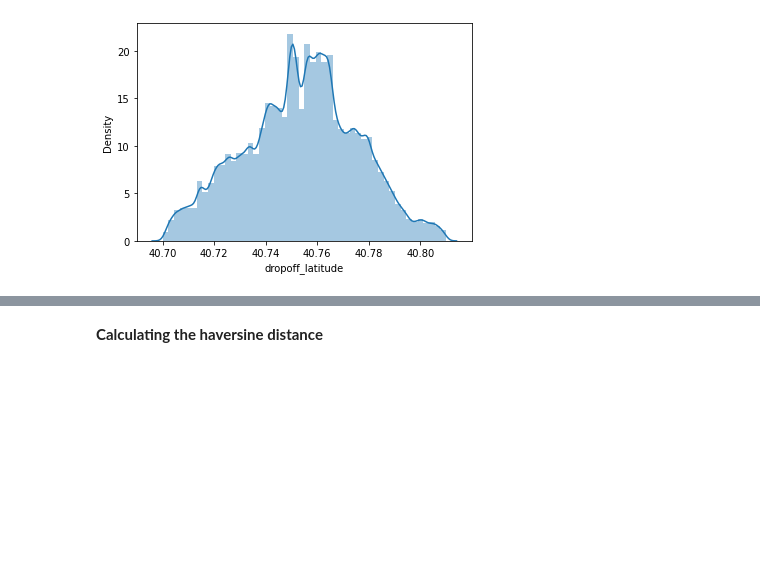
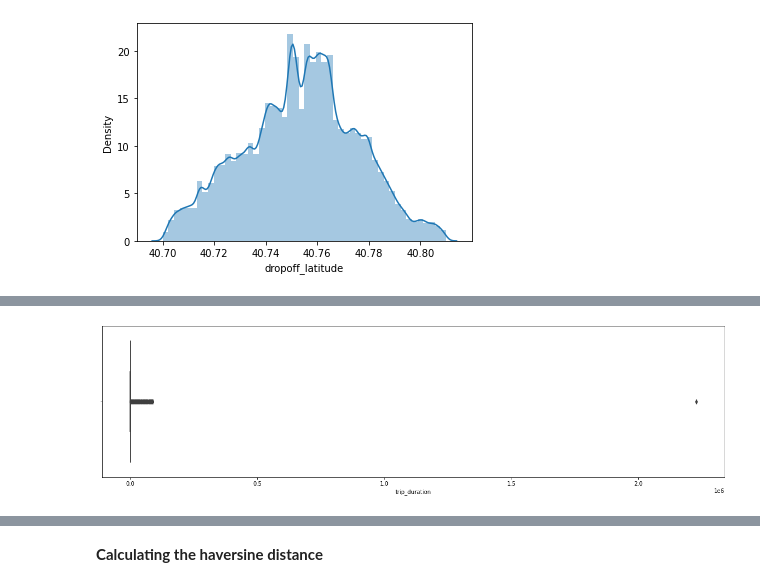
Before and after one commit to yasheshgupta/NYC-Taxi-Trip-Time-Prediction, a Jupyter notebook: NYC_Taxi_Trip_Time_Prediction_Capstone_Project.ipynb, the cells around one changed output, grey strips where cells are left out. Saved outputs shown, nothing was run; the diff lists cells and outputs as text; code cells hidden in the pictures; blank space fills up the shorter version.

```diff
--- a/NYC_Taxi_Trip_Time_Prediction_Capstone_Project.ipynb
+++ b/NYC_Taxi_Trip_Time_Prediction_Capstone_Project.ipynb
@@ -81,0 +123,4 @@ df.shape
+# %%
+#removing the outliers for passenger count 0,7,8,9
+index=df[(df['passenger_count']==0) | (df['passenger_count']==7) | (df['passenger_count'] == 8) | (df['passenger_count'] == 9)].index
+df.drop(index,inplace=True)
@@ -81,0 +131,3 @@ df.shape
+# %%
+#data formating
+df['store_and_fwd_flag']=df['store_and_fwd_flag'].map(lambda x:0 if x=='N' else 1)
@@ -152,0 +229,6 @@ for i in dist_col:
+# %%
+plt.figure(figsize = (20,5))
+sns.boxplot(df.trip_duration)
+plt.show()
+# %% [output]
+[figure, added]
```
Also changed, not shown: parts of 63 cells of this notebook.
